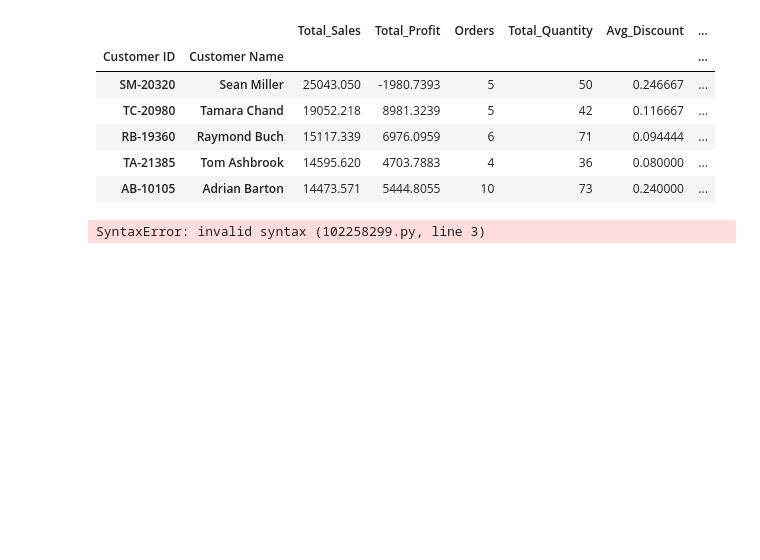
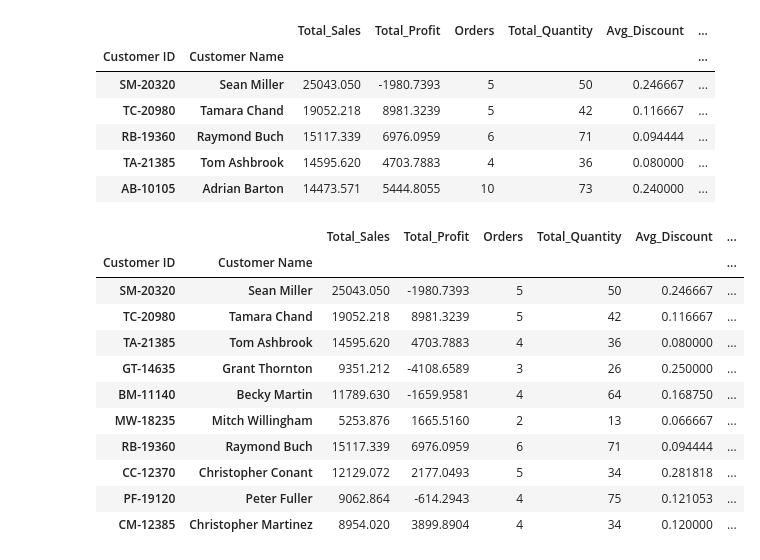
Before and after one commit to iamgyan/retail-sales-dashboard, a Jupyter notebook: notebooks/02_Exploratory_Data_Analysis.ipynb, the cells around one changed output. Drawn from its saved outputs; the diff is of its cells as text; code cells hidden in the pictures; blank space fills up the shorter version.

```diff
--- a/notebooks/02_Exploratory_Data_Analysis.ipynb
+++ b/notebooks/02_Exploratory_Data_Analysis.ipynb
@@ -573,16 +573,23 @@ customer_summary.head()
 | TA-21385 | Tom Ashbrook | 14595.620 | 4703.7883 | 4 | 36 | 0.080000 | ... |
 | AB-10105 | Adrian Barton | 14473.571 | 5444.8055 | 10 | 73 | 0.240000 | ... |
 # %%
-customer_summary
-
-.sort_values(
+customer_summary.sort_values(
 
 by="Average_Order_Value",
 
 ascending=False
 
-)
-
-.head(10)
+).head(10)
 # %% [output]
-SyntaxError: invalid syntax (102258299.py, line 3)
+|  |  | Total_Sales | Total_Profit | Orders | Total_Quantity | Avg_Discount | ... |
+| Customer ID | Customer Name |  |  |  |  |  | ... |
+| SM-20320 | Sean Miller | 25043.050 | -1980.7393 | 5 | 50 | 0.246667 | ... |
+| TC-20980 | Tamara Chand | 19052.218 | 8981.3239 | 5 | 42 | 0.116667 | ... |
+| TA-21385 | Tom Ashbrook | 14595.620 | 4703.7883 | 4 | 36 | 0.080000 | ... |
+| GT-14635 | Grant Thornton | 9351.212 | -4108.6589 | 3 | 26 | 0.250000 | ... |
+| BM-11140 | Becky Martin | 11789.630 | -1659.9581 | 4 | 64 | 0.168750 | ... |
+| MW-18235 | Mitch Willingham | 5253.876 | 1665.5160 | 2 | 13 | 0.066667 | ... |
+| RB-19360 | Raymond Buch | 15117.339 | 6976.0959 | 6 | 71 | 0.094444 | ... |
+| CC-12370 | Christopher Conant | 12129.072 | 2177.0493 | 5 | 34 | 0.281818 | ... |
+| PF-19120 | Peter Fuller | 9062.864 | -614.2943 | 4 | 75 | 0.121053 | ... |
+| CM-12385 | Christopher Martinez | 8954.020 | 3899.8904 | 4 | 34 | 0.120000 | ... |
```
Also changed, not shown: parts of 1 cell of this notebook, 1 other file.
